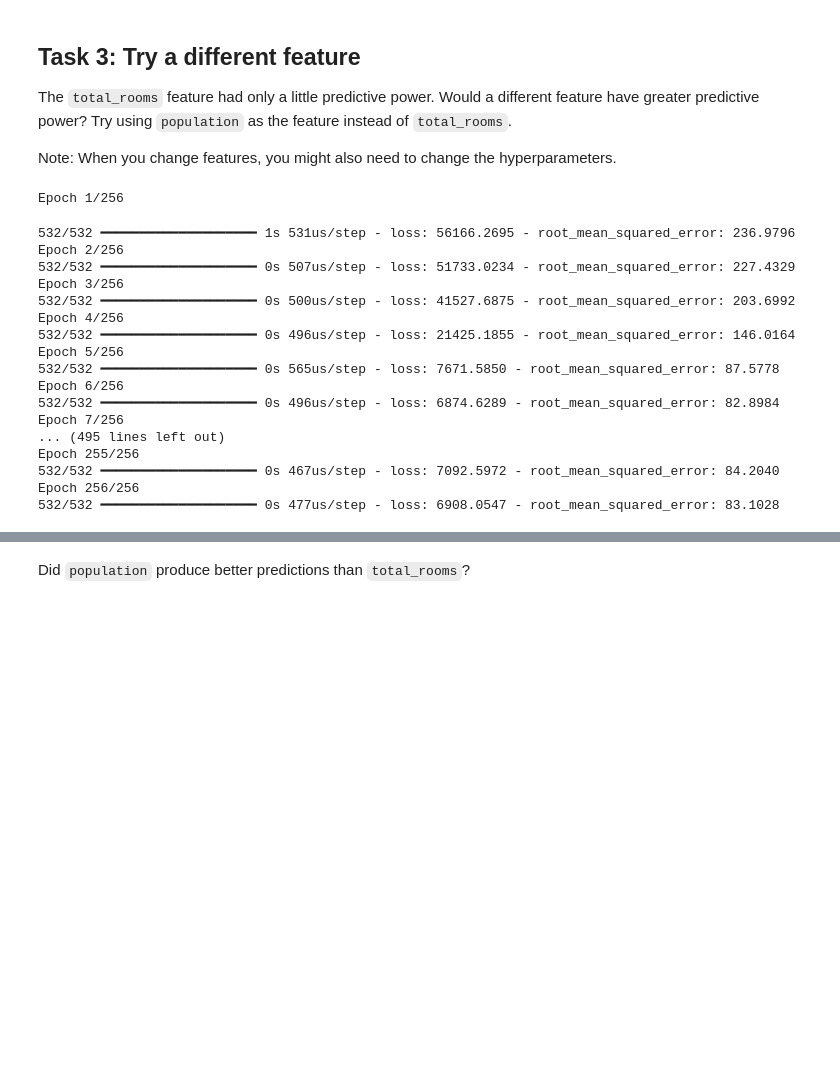
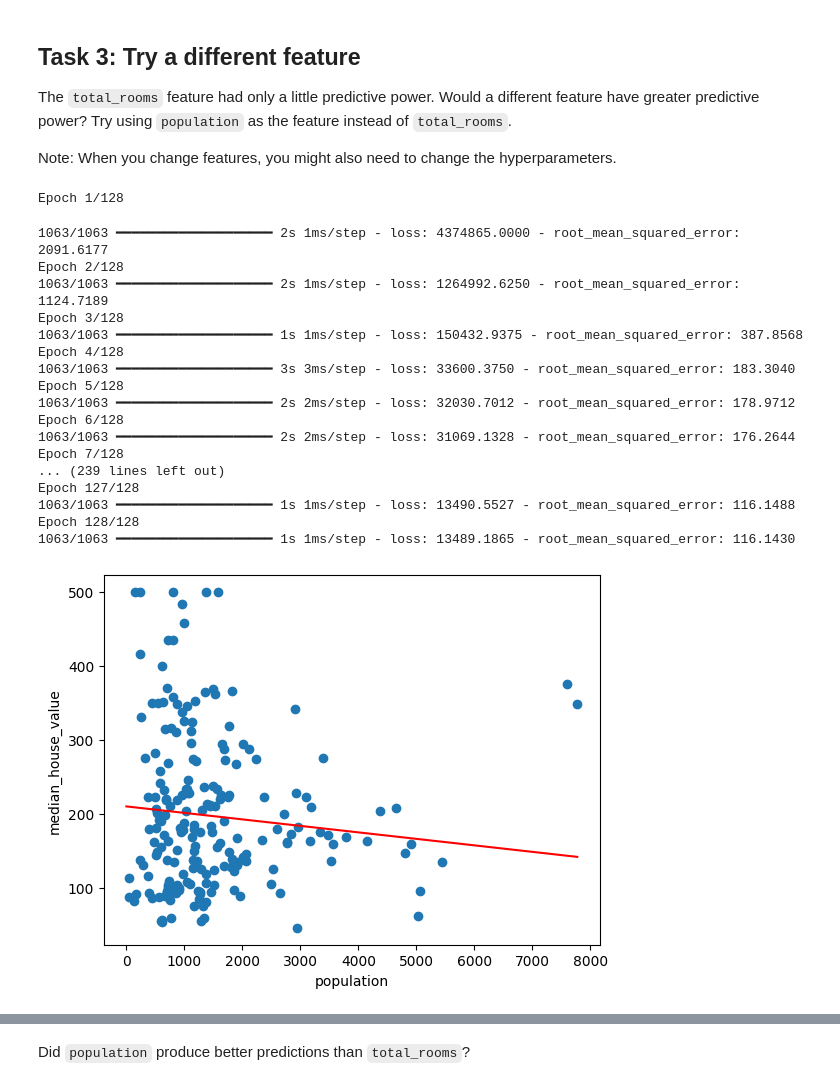
Before and after one commit to JhonHendricksBautista/CPE313_Bautista-Jhon, a Jupyter notebook: HOA_1_Using_Tensorflow_with_a_Real_Dataset_(with_solutions).ipynb, the cells around one changed output, grey strips where cells are left out. Saved outputs shown, nothing was run; the diff lists cells and outputs as text; code cells hidden in the pictures; blank space fills up the shorter version.

```diff
--- a/HOA_1_Using_Tensorflow_with_a_Real_Dataset_(with_solutions).ipynb
+++ b/HOA_1_Using_Tensorflow_with_a_Real_Dataset_(with_solutions).ipynb
@@ -389,39 +437,40 @@ The `total_rooms` feature had only a little predictive power. Would a different
 
 Note: When you change features, you might also need to change the hyperparameters.
 # %%
-my_feature = "median_income"   # Replace the ? with population or possibly
+my_feature = "population"   # Replace the ? with population or possibly
                    # a different column name.
 
 # Experiment with the hyperparameters.
-learning_rate = 0.0001
-epochs = 256
-batch_size = 32
+learning_rate = 0.01
+epochs = 128
+batch_size = 16
 
 # Don't change anything below this line.
 my_model = build_model(learning_rate)
 weight, bias, epochs, rmse = train_model(my_model, training_df,
                                          my_feature, my_label,
                                          epochs, batch_size)
 plot_the_model(weight, bias, my_feature, my_label)
 plot_the_loss_curve(epochs, rmse)
 
 predict_house_values(15, my_feature, my_label)
 # %% [output]
-Epoch 1/256
+Epoch 1/128
-532/532 ━━━━━━━━━━━━━━━━━━━━ 1s 531us/step - loss: 56166.2695 - root_mean_squared_error: 236.9796
-Epoch 2/256
-532/532 ━━━━━━━━━━━━━━━━━━━━ 0s 507us/step - loss: 51733.0234 - root_mean_squared_error: 227.4329
-Epoch 3/256
-532/532 ━━━━━━━━━━━━━━━━━━━━ 0s 500us/step - loss: 41527.6875 - root_mean_squared_error: 203.6992
-Epoch 4/256
-532/532 ━━━━━━━━━━━━━━━━━━━━ 0s 496us/step - loss: 21425.1855 - root_mean_squared_error: 146.0164
-Epoch 5/256
-532/532 ━━━━━━━━━━━━━━━━━━━━ 0s 565us/step - loss: 7671.5850 - root_mean_squared_error: 87.5778
-Epoch 6/256
-532/532 ━━━━━━━━━━━━━━━━━━━━ 0s 496us/step - loss: 6874.6289 - root_mean_squared_error: 82.8984
-Epoch 7/256
-... (495 lines left out)
-Epoch 255/256
-532/532 ━━━━━━━━━━━━━━━━━━━━ 0s 467us/step - loss: 7092.5972 - root_mean_squared_error: 84.2040
-Epoch 256/256
-532/532 ━━━━━━━━━━━━━━━━━━━━ 0s 477us/step - loss: 6908.0547 - root_mean_squared_error: 83.1028
+1063/1063 ━━━━━━━━━━━━━━━━━━━━ 2s 1ms/step - loss: 4374865.0000 - root_mean_squared_error: 2091.6177
+Epoch 2/128
+1063/1063 ━━━━━━━━━━━━━━━━━━━━ 2s 1ms/step - loss: 1264992.6250 - root_mean_squared_error: 1124.7189
+Epoch 3/128
+1063/1063 ━━━━━━━━━━━━━━━━━━━━ 1s 1ms/step - loss: 150432.9375 - root_mean_squared_error: 387.8568
+Epoch 4/128
+1063/1063 ━━━━━━━━━━━━━━━━━━━━ 3s 3ms/step - loss: 33600.3750 - root_mean_squared_error: 183.3040
+Epoch 5/128
+1063/1063 ━━━━━━━━━━━━━━━━━━━━ 2s 2ms/step - loss: 32030.7012 - root_mean_squared_error: 178.9712
+Epoch 6/128
+1063/1063 ━━━━━━━━━━━━━━━━━━━━ 2s 2ms/step - loss: 31069.1328 - root_mean_squared_error: 176.2644
+Epoch 7/128
+... (239 lines left out)
+Epoch 127/128
+1063/1063 ━━━━━━━━━━━━━━━━━━━━ 1s 1ms/step - loss: 13490.5527 - root_mean_squared_error: 116.1488
+Epoch 128/128
+1063/1063 ━━━━━━━━━━━━━━━━━━━━ 1s 1ms/step - loss: 13489.1865 - root_mean_squared_error: 116.1430
+[figure, added]
```
Also changed, not shown: parts of 23 cells of this notebook.
